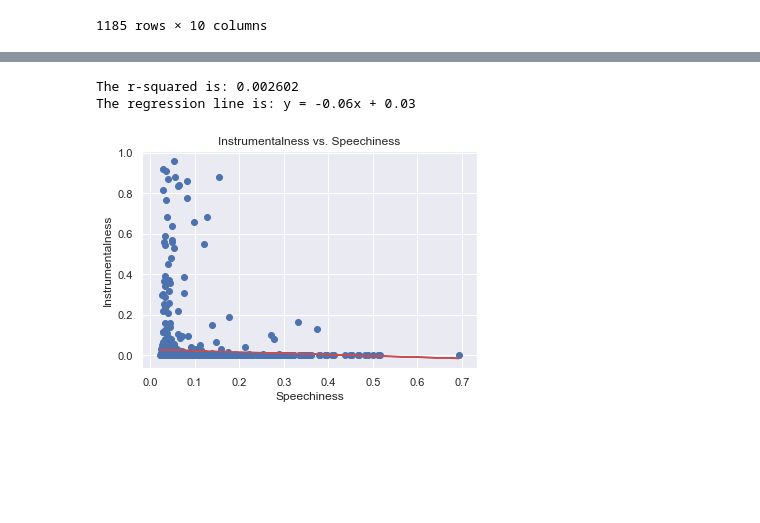
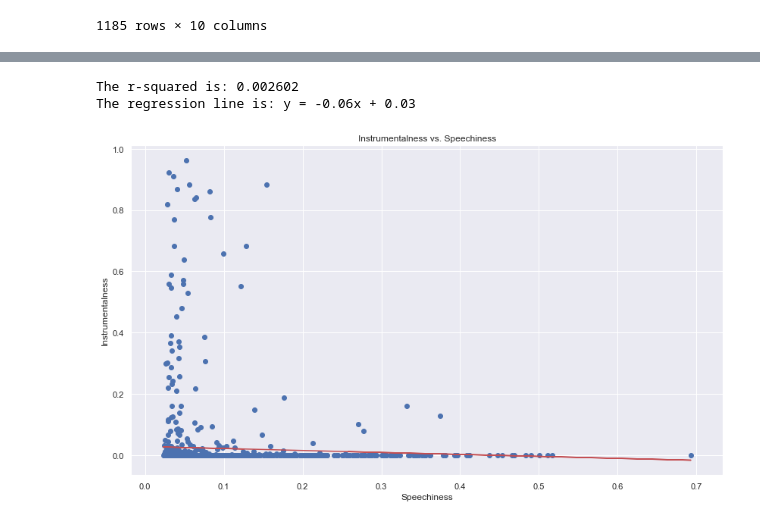
Before and after one commit to LRiceBall/Project-Group-5, a Jupyter notebook: start.ipynb, the cells around one changed output, grey strips where cells are left out. Cells and saved outputs as stored; diff of their text form; code cells hidden in the pictures; blank space fills up the shorter version.

Commit message:
fixed a graph

```diff
--- a/start.ipynb
+++ b/start.ipynb
@@ -215,12 +215,11 @@ plt.ylabel("Number of Top 40 Songs That Charted ");
 # %%
 plt.title(f"Instrumentalness vs. Speechiness")
 regress(top_fourty["speechiness"], top_fourty["instrumentalness"])
 plt.xlabel(f"Speechiness")
 plt.ylabel(f"Instrumentalness")
 plt.scatter(top_fourty["speechiness"], top_fourty["instrumentalness"]);
-
-plt.show();
+plt.gcf().set_size_inches(14,8);
 # %% [output]
 The r-squared is: 0.002602
 The regression line is: y = -0.06x + 0.03
-[figure, old version]
+[figure, new version]
```
Also changed, not shown: parts of 2 cells of this notebook.
